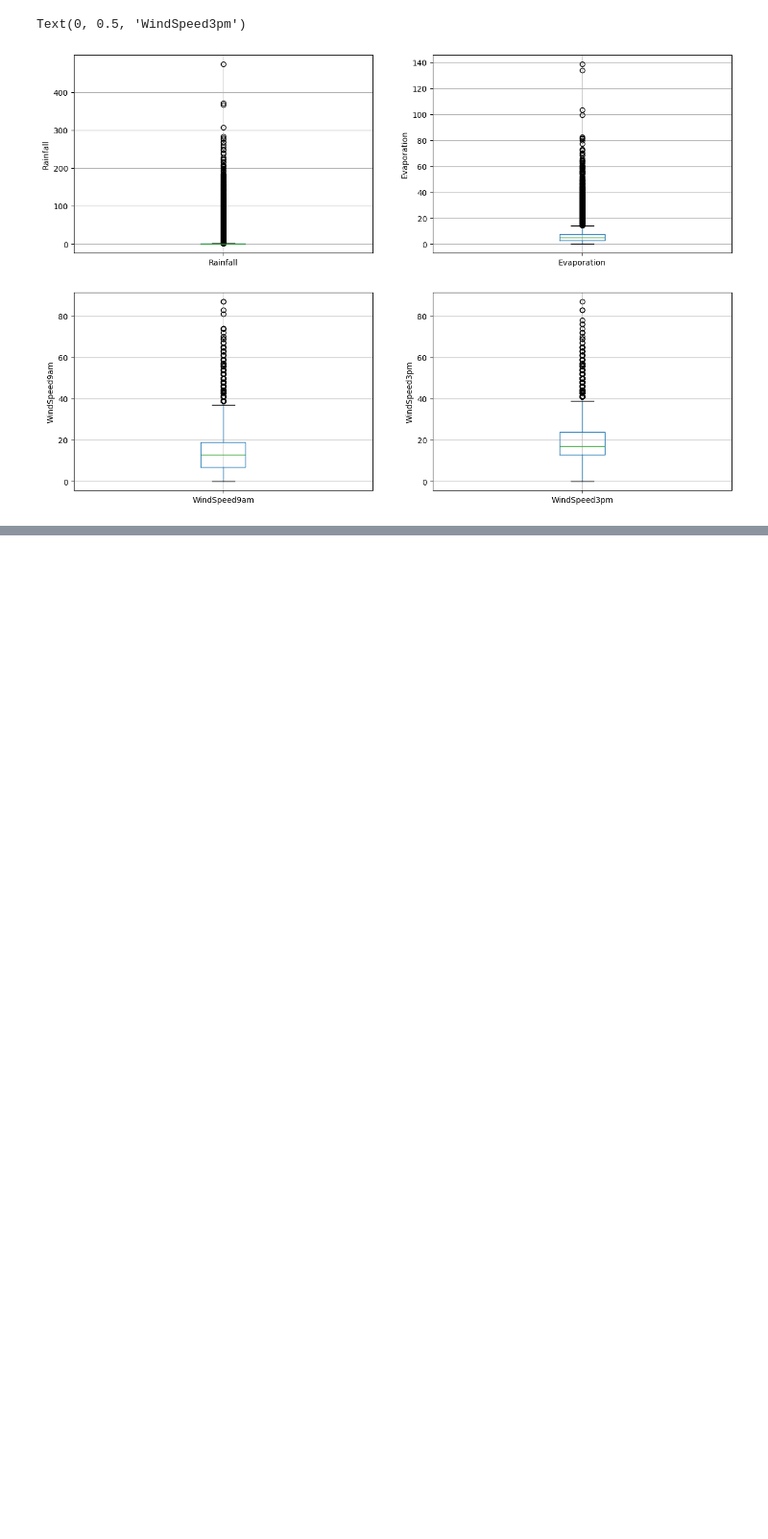
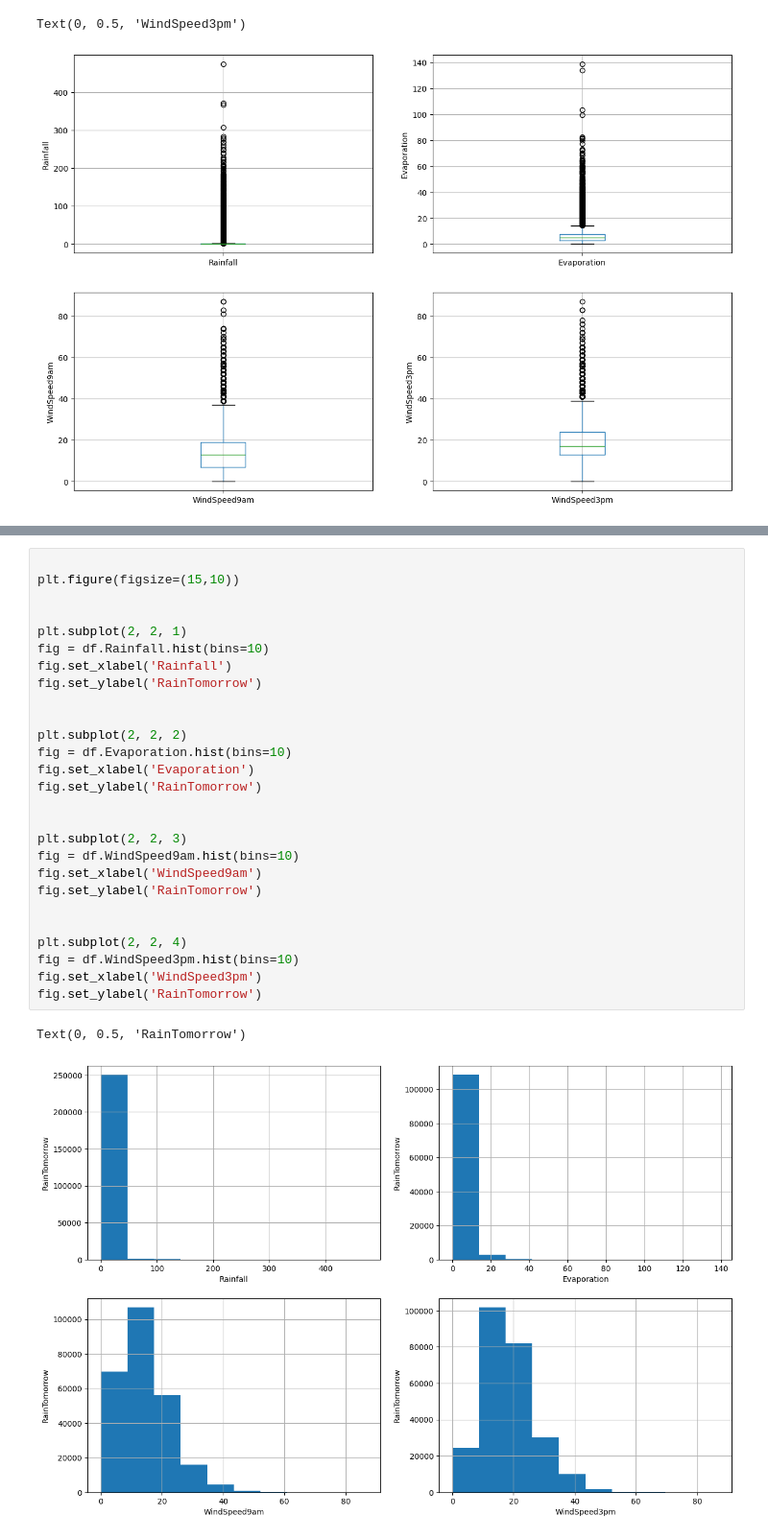
Before and after one commit to aliowx/machine_learning-, a Jupyter notebook: models/supervisor learning/Logistic_Regression.ipynb, the cells around one changed output, grey strips where cells are left out. Shown at 96% size. Saved outputs shown, nothing was run; the diff lists cells and outputs as text; blank space fills up the shorter version.

Commit message:
feature:  plot histogram to check distribution

```diff
--- a/models/supervisor learning/Logistic_Regression.ipynb
+++ b/models/supervisor learning/Logistic_Regression.ipynb
@@ -318,0 +322,30 @@ Text(0, 0.5, 'WindSpeed3pm')
+# %%
+
+plt.figure(figsize=(15,10))
+
+
+plt.subplot(2, 2, 1)
+fig = df.Rainfall.hist(bins=10)
+fig.set_xlabel('Rainfall')
+fig.set_ylabel('RainTomorrow')
+
+
+plt.subplot(2, 2, 2)
+fig = df.Evaporation.hist(bins=10)
+fig.set_xlabel('Evaporation')
+fig.set_ylabel('RainTomorrow')
+
+
+plt.subplot(2, 2, 3)
+fig = df.WindSpeed9am.hist(bins=10)
+fig.set_xlabel('WindSpeed9am')
+fig.set_ylabel('RainTomorrow')
+
+
+plt.subplot(2, 2, 4)
+fig = df.WindSpeed3pm.hist(bins=10)
+fig.set_xlabel('WindSpeed3pm')
+fig.set_ylabel('RainTomorrow')
+# %% [output]
+Text(0, 0.5, 'RainTomorrow')
+[figure, added]
```
Also changed, not shown: parts of 1 cell of this notebook.
